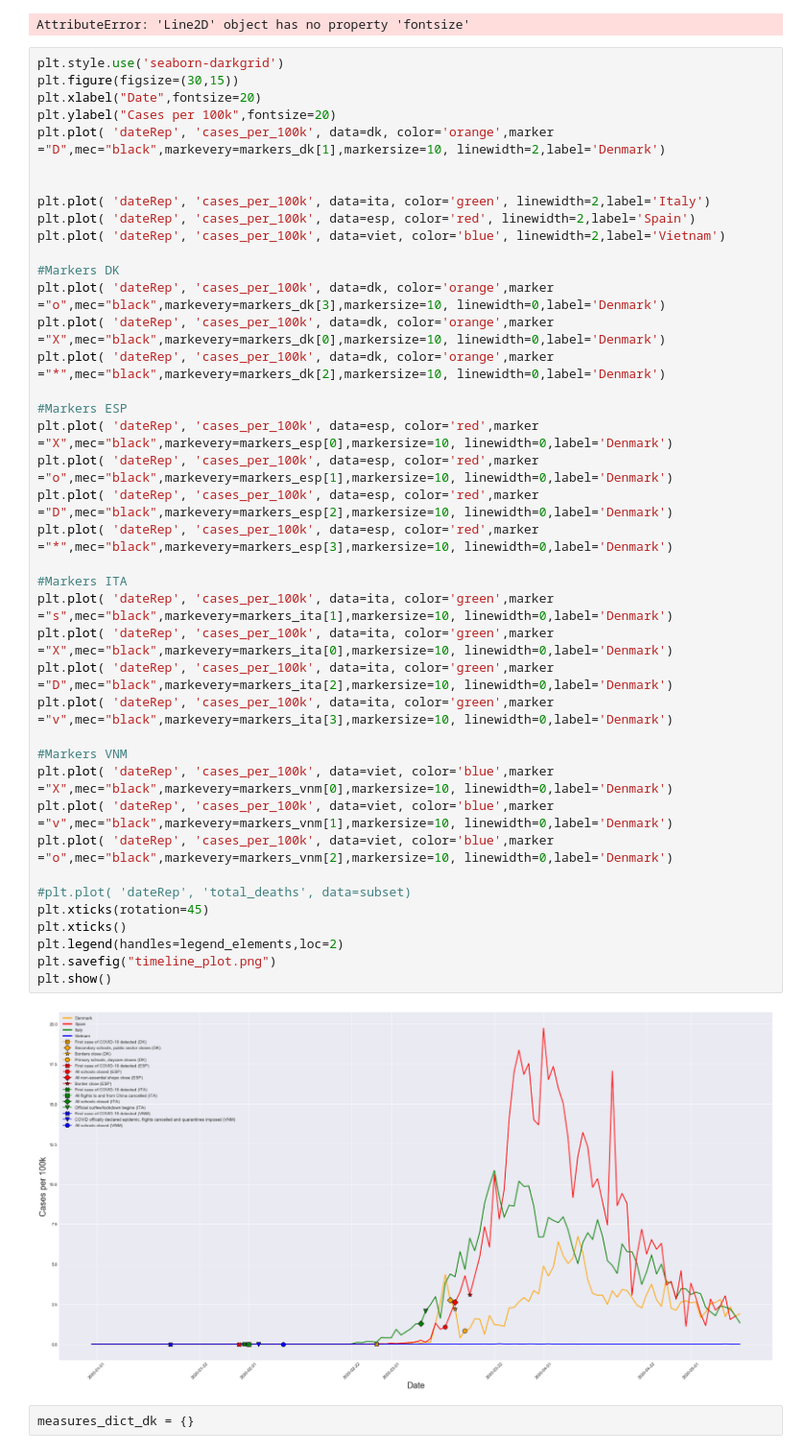
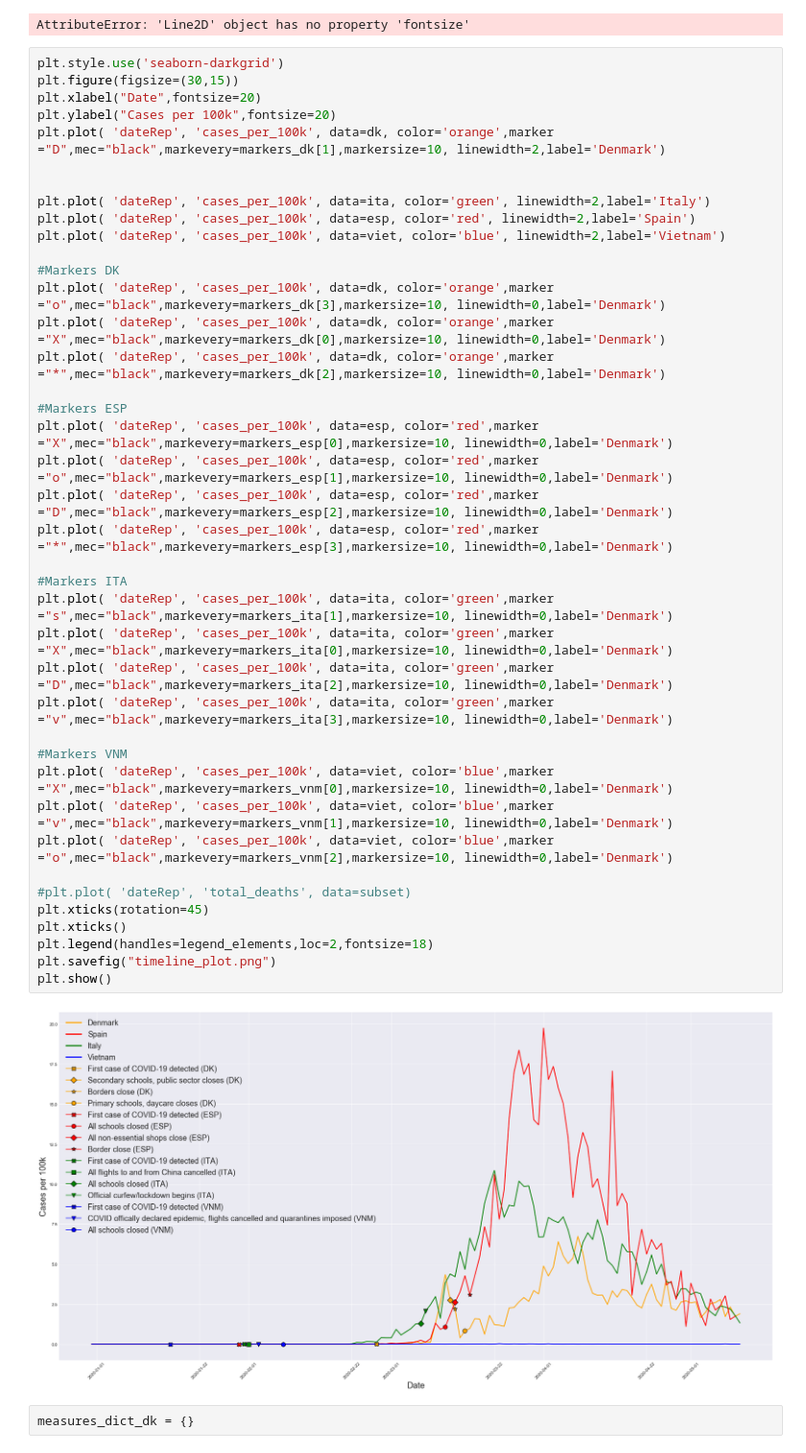
Before and after one commit to magei00/SocialData02806_2020, a Jupyter notebook: final_project/data_treament.ipynb, the cells around one changed output. Shown: that part at 96% size. Saved outputs shown, nothing was run; the diff lists cells and outputs as text.

```diff
--- a/final_project/data_treament.ipynb
+++ b/final_project/data_treament.ipynb
@@ -320,35 +320,35 @@ plt.plot( 'dateRep', 'cases_per_100k', data=esp, color='red', linewidth=2,label=
 plt.plot( 'dateRep', 'cases_per_100k', data=viet, color='blue', linewidth=2,label='Vietnam')
 
 #Markers DK
 plt.plot( 'dateRep', 'cases_per_100k', data=dk, color='orange',marker ="o",mec="black",markevery=markers_dk[3],markersize=10, linewidth=0,label='Denmark')
 plt.plot( 'dateRep', 'cases_per_100k', data=dk, color='orange',marker ="X",mec="black",markevery=markers_dk[0],markersize=10, linewidth=0,label='Denmark')
 plt.plot( 'dateRep', 'cases_per_100k', data=dk, color='orange',marker ="*",mec="black",markevery=markers_dk[2],markersize=10, linewidth=0,label='Denmark')
 
 #Markers ESP
 plt.plot( 'dateRep', 'cases_per_100k', data=esp, color='red',marker ="X",mec="black",markevery=markers_esp[0],markersize=10, linewidth=0,label='Denmark')
 plt.plot( 'dateRep', 'cases_per_100k', data=esp, color='red',marker ="o",mec="black",markevery=markers_esp[1],markersize=10, linewidth=0,label='Denmark')
 plt.plot( 'dateRep', 'cases_per_100k', data=esp, color='red',marker ="D",mec="black",markevery=markers_esp[2],markersize=10, linewidth=0,label='Denmark')
 plt.plot( 'dateRep', 'cases_per_100k', data=esp, color='red',marker ="*",mec="black",markevery=markers_esp[3],markersize=10, linewidth=0,label='Denmark')
 
 #Markers ITA
 plt.plot( 'dateRep', 'cases_per_100k', data=ita, color='green',marker ="s",mec="black",markevery=markers_ita[1],markersize=10, linewidth=0,label='Denmark')
 plt.plot( 'dateRep', 'cases_per_100k', data=ita, color='green',marker ="X",mec="black",markevery=markers_ita[0],markersize=10, linewidth=0,label='Denmark')
 plt.plot( 'dateRep', 'cases_per_100k', data=ita, color='green',marker ="D",mec="black",markevery=markers_ita[2],markersize=10, linewidth=0,label='Denmark')
 plt.plot( 'dateRep', 'cases_per_100k', data=ita, color='green',marker ="v",mec="black",markevery=markers_ita[3],markersize=10, linewidth=0,label='Denmark')
 
 #Markers VNM
 plt.plot( 'dateRep', 'cases_per_100k', data=viet, color='blue',marker ="X",mec="black",markevery=markers_vnm[0],markersize=10, linewidth=0,label='Denmark')
 plt.plot( 'dateRep', 'cases_per_100k', data=viet, color='blue',marker ="v",mec="black",markevery=markers_vnm[1],markersize=10, linewidth=0,label='Denmark')
 plt.plot( 'dateRep', 'cases_per_100k', data=viet, color='blue',marker ="o",mec="black",markevery=markers_vnm[2],markersize=10, linewidth=0,label='Denmark')
 
 #plt.plot( 'dateRep', 'total_deaths', data=subset)
 plt.xticks(rotation=45)
 plt.xticks()
-plt.legend(handles=legend_elements,loc=2)
+plt.legend(handles=legend_elements,loc=2,fontsize=18)
 plt.savefig("timeline_plot.png")
 plt.show()
 # %% [output]
-[figure, old version]
+[figure, new version]
 # %%
 measures_dict_dk = {}
 # %%
```
